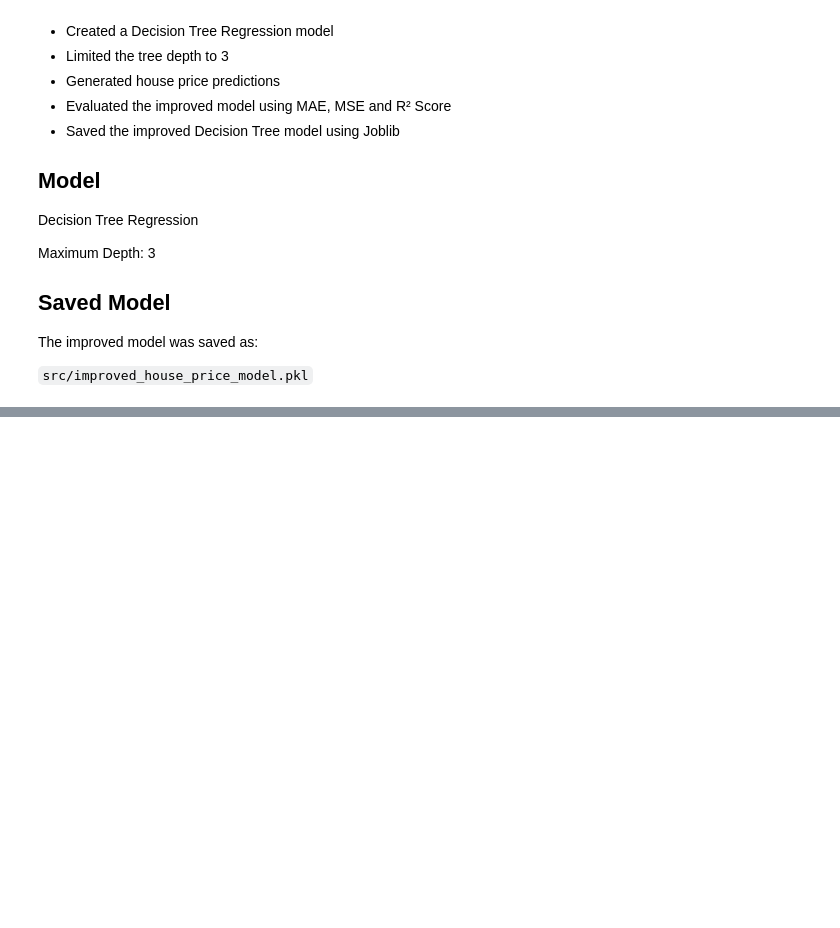
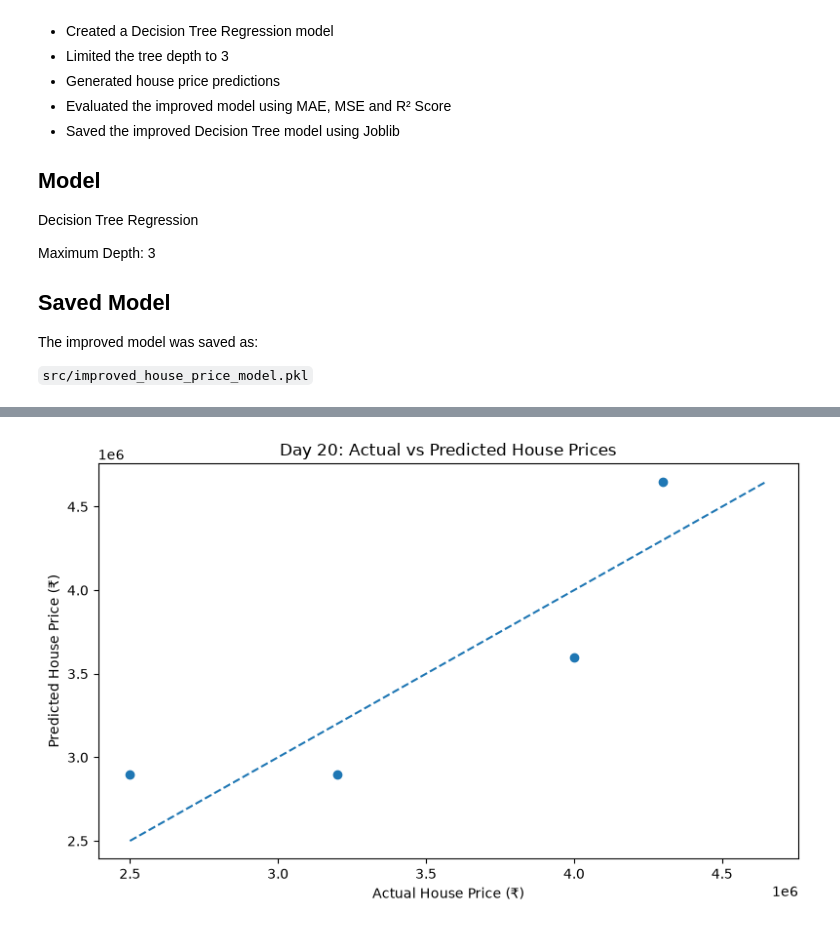
Before and after one commit to gyanaranjanj360-debug/Python-internship, a Jupyter notebook: notebook/house_price_analysis.ipynb, the cells around one changed output, grey strips where cells are left out. Cells and saved outputs as stored; diff of their text form; code cells hidden in the pictures; blank space fills up the shorter version.

Commit message:
Day 20: Test and evaluate improved house price model

```diff
--- a/notebook/house_price_analysis.ipynb
+++ b/notebook/house_price_analysis.ipynb
@@ -2575,0 +2619,10 @@ The improved model was saved as:
+# %%
+import joblib
+
+# Load the improved model
+improved_model = joblib.load(
+    "../src/improved_house_price_model.pkl"
+)
+
+print("Improved model loaded successfully!")
+print("Model type:", type(improved_model))
@@ -2575,0 +2632,7 @@ The improved model was saved as:
+# %%
+# Generate predictions using the improved model
+improved_predictions = improved_model.predict(X_test)
+
+print("Predictions generated successfully!")
+print("\nPredicted house prices:")
+print(improved_predictions)
@@ -2575,0 +2706,28 @@ The improved model was saved as:
+# %%
+import matplotlib.pyplot as plt
+
+plt.figure(figsize=(8, 5))
+
+plt.scatter(
+    y_test,
+    improved_predictions
+)
+
+# Reference line for perfect predictions
+min_price = min(y_test.min(), improved_predictions.min())
+max_price = max(y_test.max(), improved_predictions.max())
+
+plt.plot(
+    [min_price, max_price],
+    [min_price, max_price],
+    linestyle="--"
+)
+
+plt.xlabel("Actual House Price (₹)")
+plt.ylabel("Predicted House Price (₹)")
+plt.title("Day 20: Actual vs Predicted House Prices")
+
+plt.tight_layout()
+plt.show()
+# %% [output]
+[figure, added]
```
Also changed, not shown: parts of 10 cells of this notebook, 1 other file.
